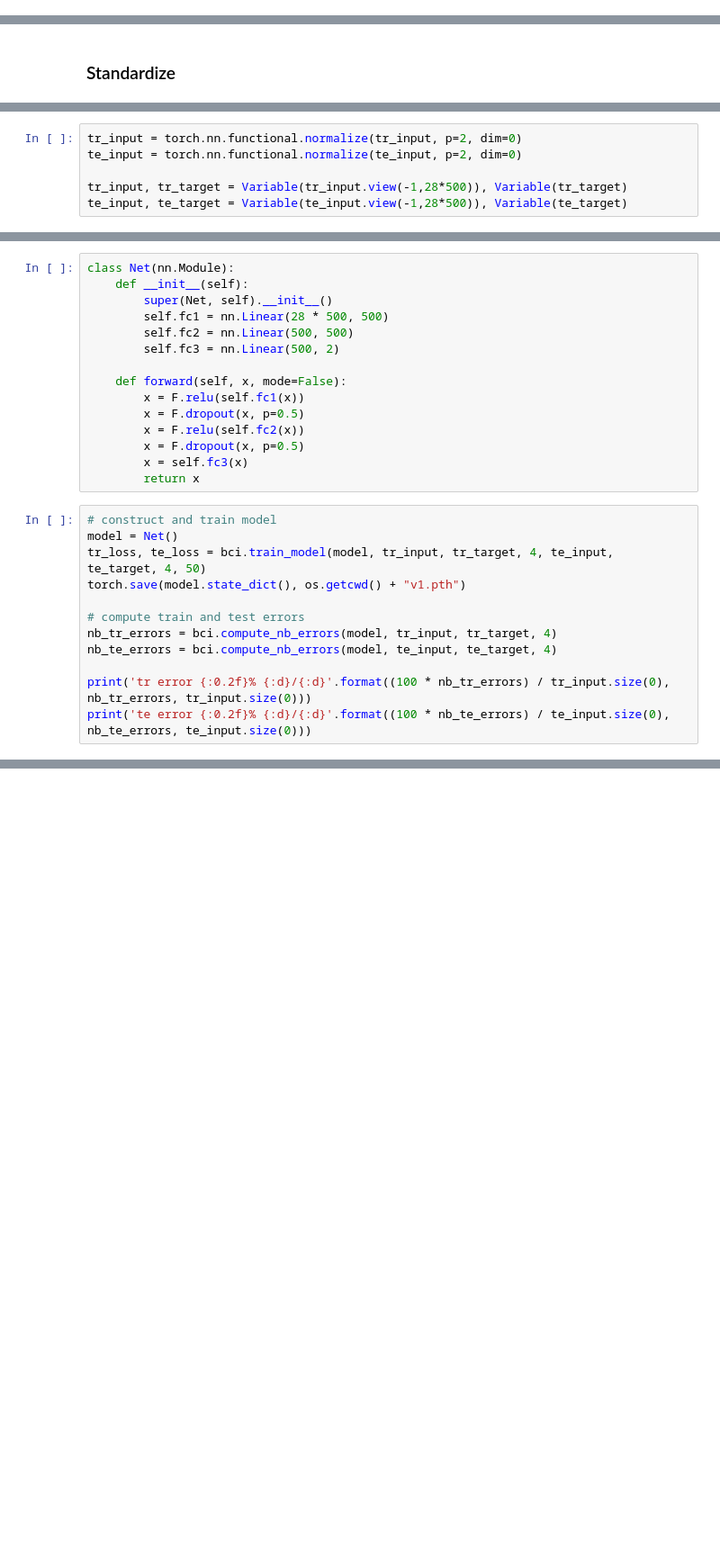
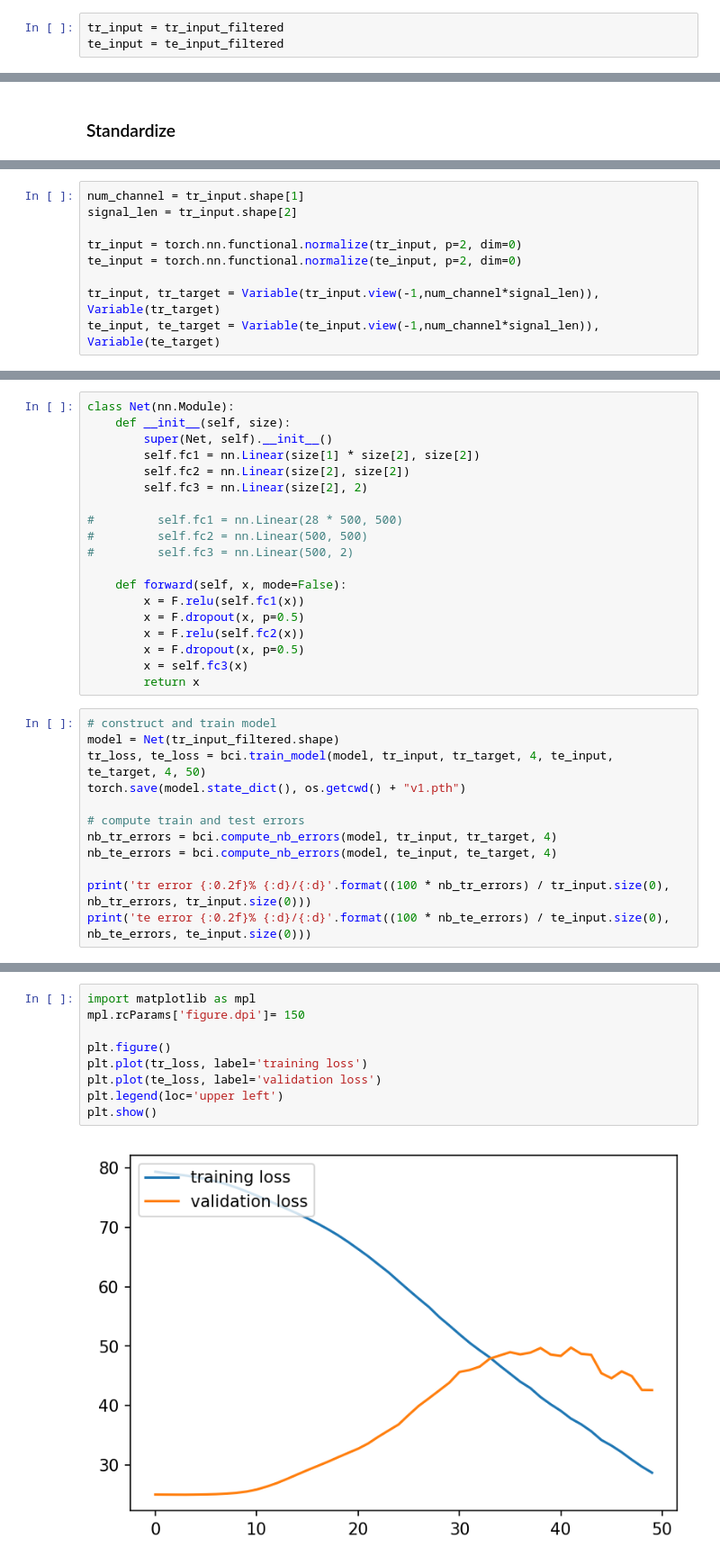
Before and after one commit to SonyChan0807/DeepLearning-project1, a Jupyter notebook: cheng-chun/v6.ipynb, the cells around one changed output, grey strips where cells are left out. Shown: that part at 90% size. Drawn from its saved outputs; the diff is of its cells as text; blank space fills up the shorter version.

```diff
--- a/cheng-chun/v6.ipynb
+++ b/cheng-chun/v6.ipynb
@@ -35,2 +41,5 @@ for idx1, data in enumerate(te_input):
+# %%
+tr_input = tr_input_filtered
+te_input = te_input_filtered
 # %% [markdown]
 ### record
@@ -57,6 +69,9 @@ for sample in samples:
 # %%
+num_channel = tr_input.shape[1]
+signal_len = tr_input.shape[2]
+
 tr_input = torch.nn.functional.normalize(tr_input, p=2, dim=0)
 te_input = torch.nn.functional.normalize(te_input, p=2, dim=0)
 
-tr_input, tr_target = Variable(tr_input.view(-1,28*500)), Variable(tr_target)
-te_input, te_target = Variable(te_input.view(-1,28*500)), Variable(te_target)
+tr_input, tr_target = Variable(tr_input.view(-1,num_channel*signal_len)), Variable(tr_target)
+te_input, te_target = Variable(te_input.view(-1,num_channel*signal_len)), Variable(te_target)
@@ -63,10 +99,14 @@ te_input, te_target = Variable(te_input.view(-1,28*500)), Variable(te_target)
 # %%
 class Net(nn.Module):
-    def __init__(self):
+    def __init__(self, size):
         super(Net, self).__init__()
-        self.fc1 = nn.Linear(28 * 500, 500)
-        self.fc2 = nn.Linear(500, 500)
-        self.fc3 = nn.Linear(500, 2)
+        self.fc1 = nn.Linear(size[1] * size[2], size[2])
+        self.fc2 = nn.Linear(size[2], size[2])
+        self.fc3 = nn.Linear(size[2], 2)
+
+#         self.fc1 = nn.Linear(28 * 500, 500)
+#         self.fc2 = nn.Linear(500, 500)
+#         self.fc3 = nn.Linear(500, 2)
 
     def forward(self, x, mode=False):
         x = F.relu(self.fc1(x))
@@ -77,7 +117,7 @@ class Net(nn.Module):
         return x
 # %%
 # construct and train model
-model = Net()
+model = Net(tr_input_filtered.shape)
 tr_loss, te_loss = bci.train_model(model, tr_input, tr_target, 4, te_input, te_target, 4, 50)
 torch.save(model.state_dict(), os.getcwd() + "v1.pth")
 
@@ -100,3 +156,14 @@ plt.legend(loc='upper left')
 # %% [output]
 <matplotlib.legend.Legend at 0x...>
 [figure]
+# %%
+import matplotlib as mpl
+mpl.rcParams['figure.dpi']= 150
+
+plt.figure()
+plt.plot(tr_loss, label='training loss')
+plt.plot(te_loss, label='validation loss')
+plt.legend(loc='upper left')
+plt.show()
+# %% [output]
+[figure, added]
```
Also changed, not shown: parts of 10 cells of this notebook.
